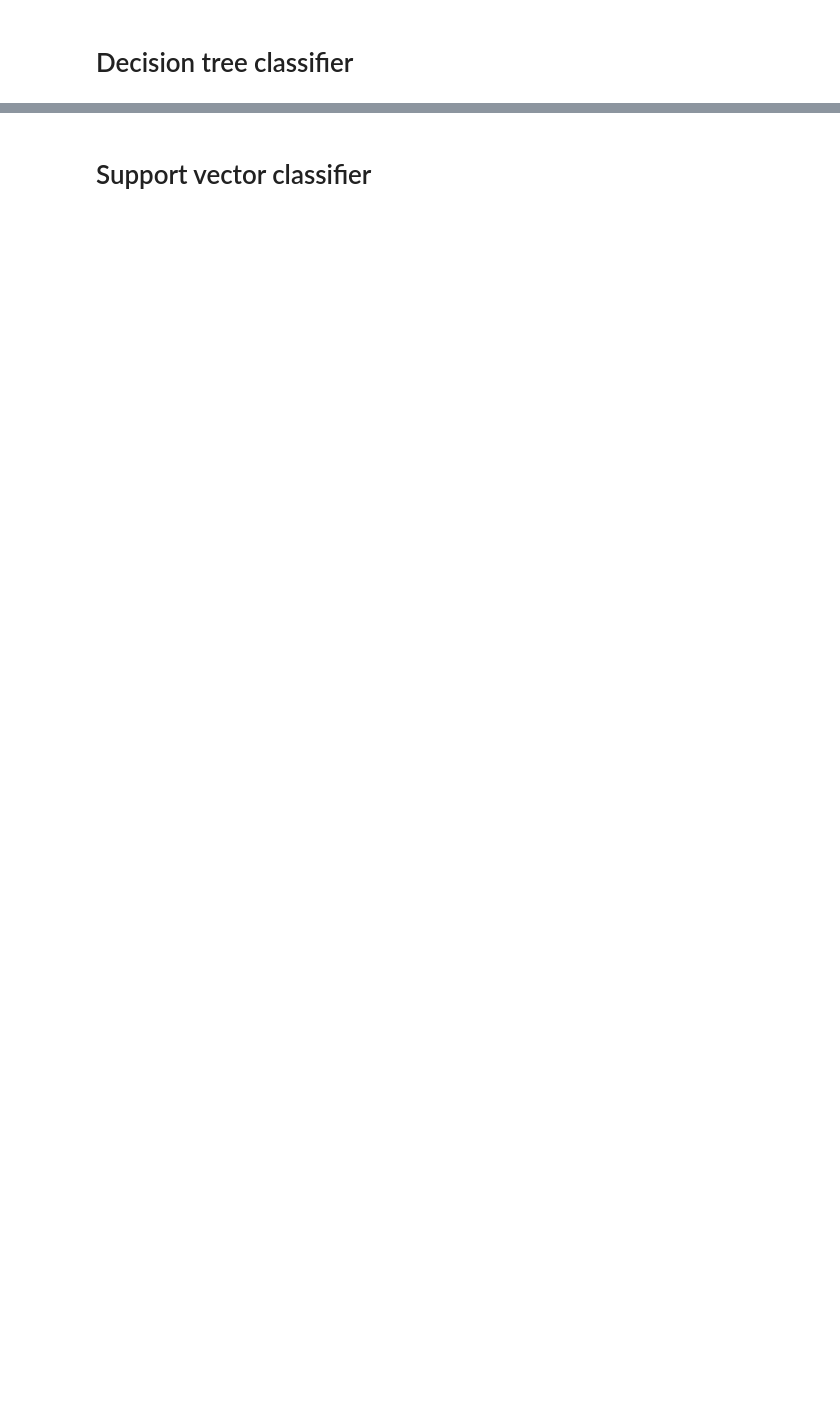
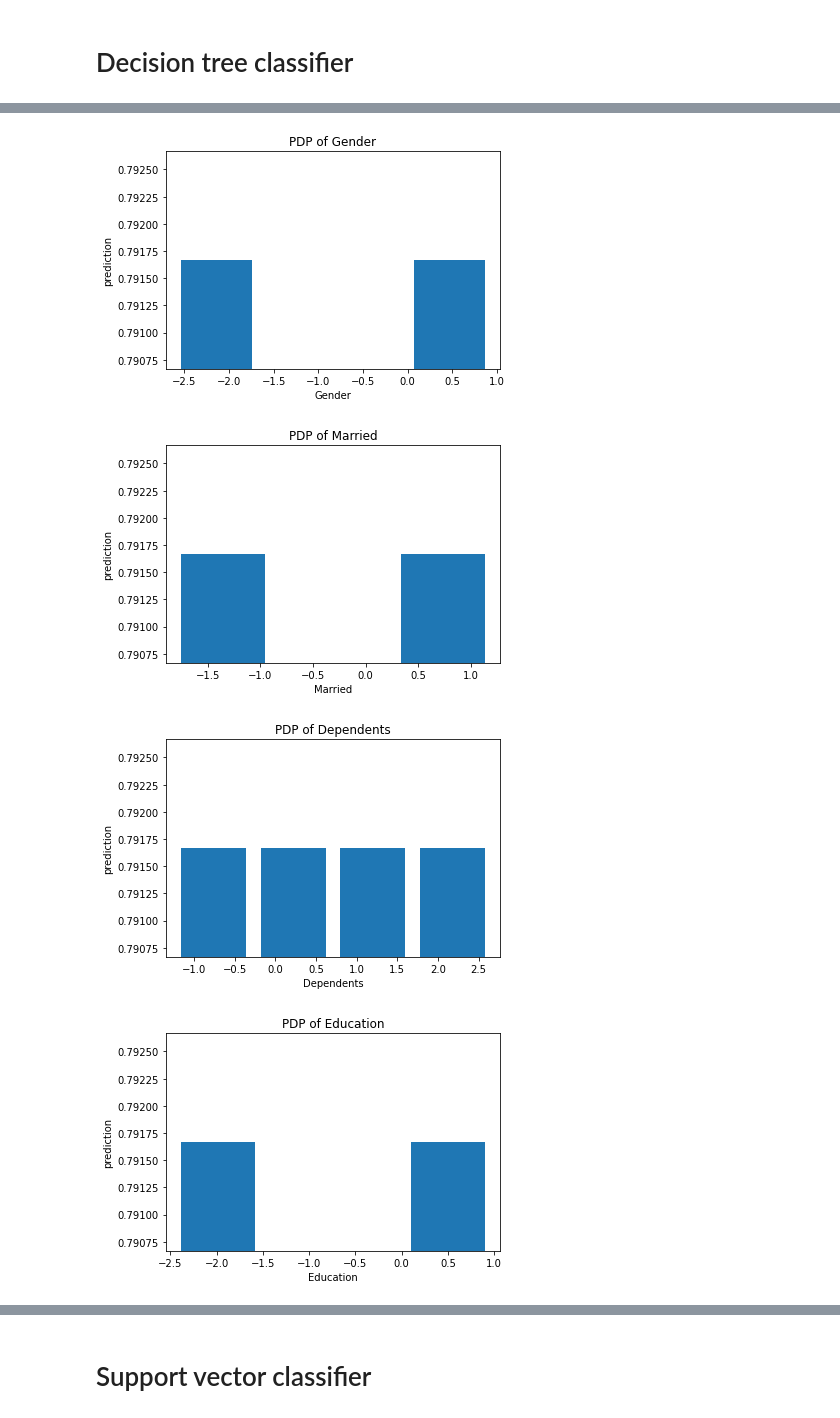
Before and after one commit to GertjanDS/MachineLearning, a Jupyter notebook: classification_loan.ipynb, the cells around one changed output, grey strips where cells are left out. Saved outputs shown, nothing was run; the diff lists cells and outputs as text; code cells hidden in the pictures; blank space fills up the shorter version.

```diff
--- a/classification_loan.ipynb
+++ b/classification_loan.ipynb
@@ -117,0 +146,10 @@ df.plot.bar()
+# %%
+for i in range(X_test.shape[1]):
+    PDP(i, feature_names[i], model, X_test, y_test, categorical=categorical[i])
+    plt.show()
+    plt.close()
+# %% [output]
+[figure, added]
+[figure, added]
+[figure, added]
+[figure, added]
```
Also changed, not shown: parts of 39 cells of this notebook, 12 other files.
